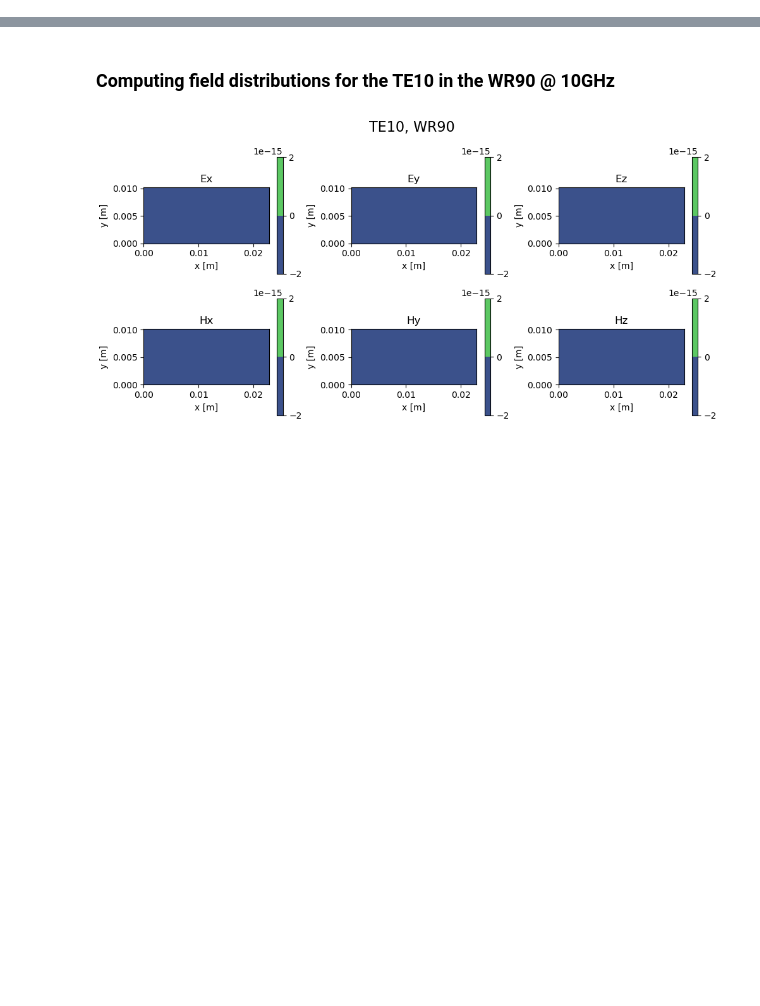
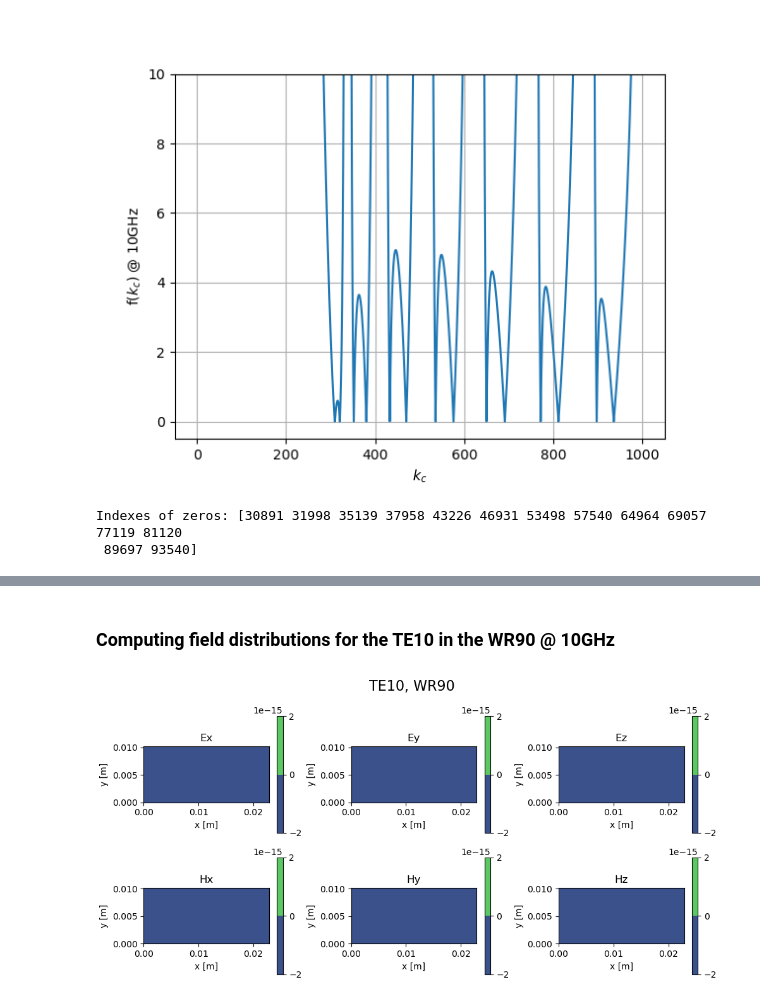
Before and after one commit to lsito/Anisotropic_Walls_Waveguides, a Jupyter notebook: scratch/DispersionCurves_Verification.ipynb, the cells around one changed output, grey strips where cells are left out. Saved outputs shown, nothing was run; the diff lists cells and outputs as text; code cells hidden in the pictures; blank space fills up the shorter version.

```diff
--- a/scratch/DispersionCurves_Verification.ipynb
+++ b/scratch/DispersionCurves_Verification.ipynb
@@ -116,6 +123,8 @@ a = 22.86e-3 # Long side of waveguide
 b = 10.16e-3 # Short side of waveguide
 # zt = 0
 zt = -1j/2
+zt = -2*1j
+zz = 2*1j
 
 # For m = 0
 # Defining a freqeuncy array
@@ -210,8 +238,10 @@ b = 10.16e-3 # Short side of waveguide
 zt = 0
 zt = -1j/2 # Why negative?
 zz = 0
+zt = -2*1j
+zz = 2*1j
 
-freq = 10e9
+freq = 20e9
 omega = 2*np.pi*freq
 
 # Testing the root finding
@@ -237,34 +267,38 @@ def f_of_kc(kc):
         - 2*K0xc*(X+1)/(1-X)*zt*(1+zz*zt)
         + zt**2
         )
 
     return f
 
 # Plotting
 
-x = np.linspace(1, 1000, 10000)
+x = np.linspace(1, 1000, 100000)
 fig, ax = plt.subplots()
 ax.plot(x, f_of_kc(x))
 
 ax.set_ylabel("f($k_c$) @ 10GHz")
 ax.set_xlabel("$k_c$")
 
 ax.set_ylim(-0.5, 10)
 plt.grid(True)
 plt.show()
 
 # Find the zeros as peaks: n.b. The "-" is mandatory, since it defines as peaks
 # the zeros (thanks to the abs)
 kcs = find_peaks(-f_of_kc(x))
 
 # The idexes of the zeros are:
 print(f'Indexes of zeros: {kcs[0]}')
 
 # Add to the plot to see
 for i in kcs[0]:
     ax.scatter(x[i], f_of_kc(x)[i])
 
 # n.b. I find only one zero... so there are no higer order modes?
+# %% [output]
+[figure, added]
+Indexes of zeros: [30891 31998 35139 37958 43226 46931 53498 57540 64964 69057 77119 81120
+ 89697 93540]
 # %%
 # Root finding for f(kc) (NEW 10/01/2024)
 
```
Also changed, not shown: parts of 6 cells of this notebook, 2 other files.
